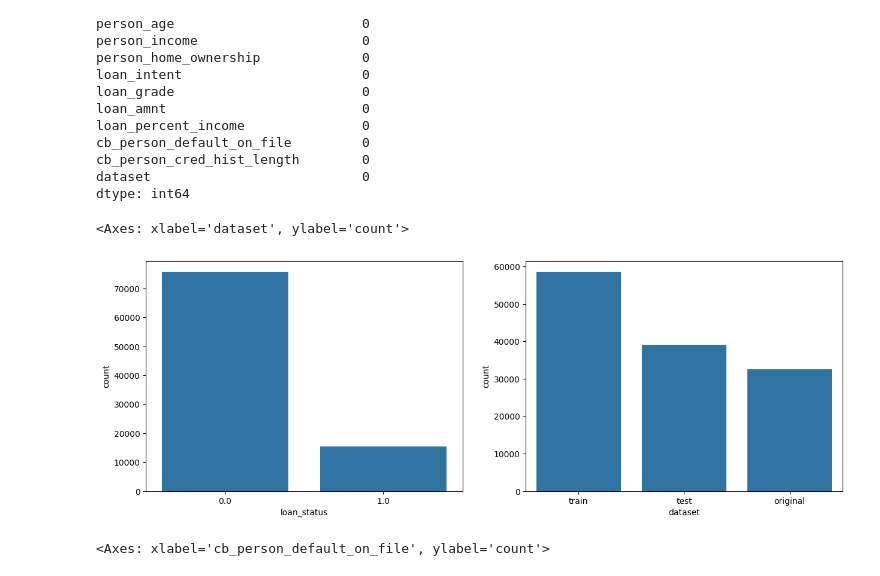
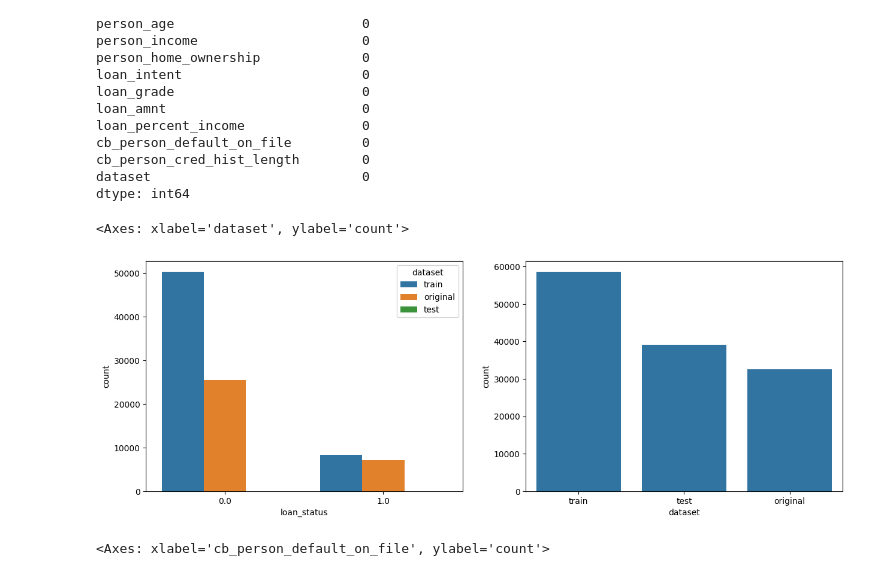
Before and after one commit to LoneCoder21/Loan-Approval, a Jupyter notebook: Classification/Loan Approval/loan_approval.ipynb, the cells around one changed output. Saved outputs shown, nothing was run; the diff lists cells and outputs as text; code cells hidden in the pictures.

```diff
--- a/Classification/Loan Approval/loan_approval.ipynb
+++ b/Classification/Loan Approval/loan_approval.ipynb
@@ -144,11 +144,11 @@ def show_missing_values(data, palette="viridis"):
 # %%
 fig,axs = plt.subplots(figsize=(15,5),ncols=2)
 
-sns.countplot(data, x=target_column,ax=axs[0])
+sns.countplot(data,x="loan_status",hue="dataset",ax=axs[0])
 sns.countplot(data, x='dataset',ax=axs[1])
 # %% [output]
 <Axes: xlabel='dataset', ylabel='count'>
-[figure, old version]
+[figure, new version]
 # %%
 fig,axs = plt.subplots(figsize=(15,5),ncols=2)
 
```
Also changed, not shown: parts of 3 cells of this notebook.
